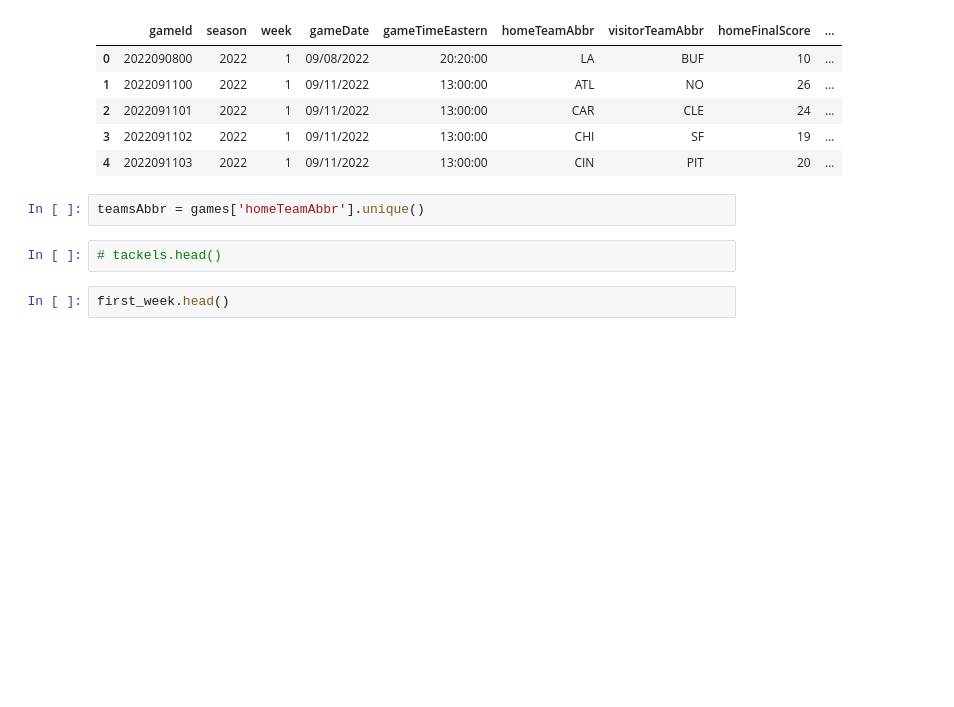
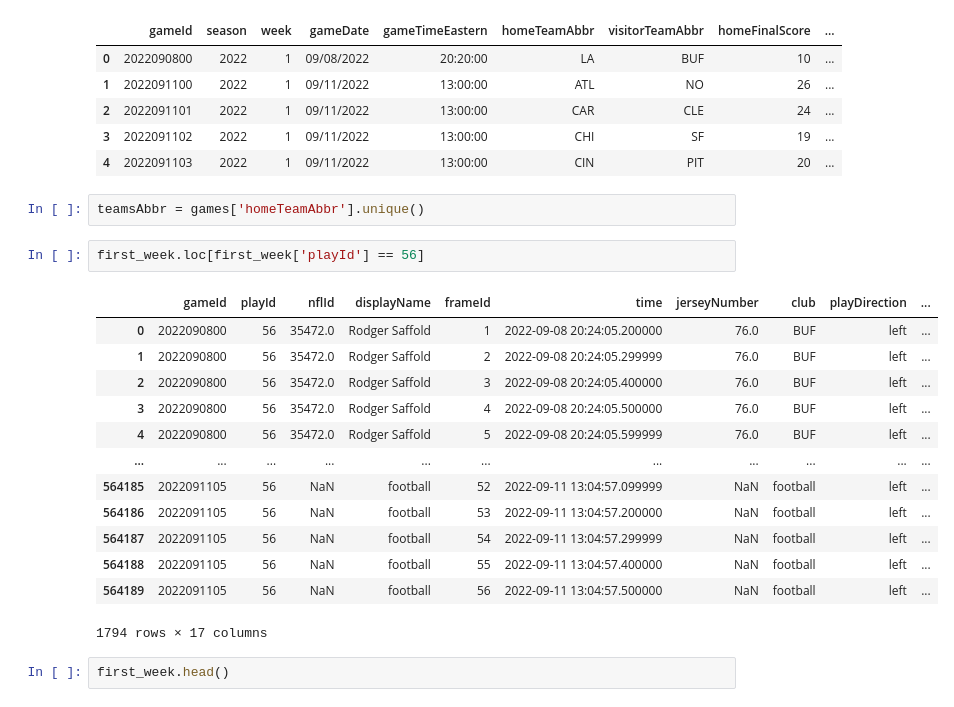
Before and after one commit to BenjaminZeisberg/Cs171-final-project, a Jupyter notebook: data/main.ipynb, the cells around one changed output. Drawn from its saved outputs; the diff is of its cells as text; blank space fills up the shorter version.

```diff
--- a/data/main.ipynb
+++ b/data/main.ipynb
@@ -21,8 +21,22 @@ games.head()
 | 4 | 2022091103 | 2022 | 1 | 09/11/2022 | 13:00:00 | CIN | PIT | 20 | ... |
 # %%
 teamsAbbr = games['homeTeamAbbr'].unique()
-# %%
-# tackels.head()
+# %%
+first_week.loc[first_week['playId'] == 56]
+# %% [output]
+|  | gameId | playId | nflId | displayName | frameId | time | jerseyNumber | club | playDirection | ... |
+| 0 | 2022090800 | 56 | 35472.0 | Rodger Saffold | 1 | 2022-09-08 20:24:05.200000 | 76.0 | BUF | left | ... |
+| 1 | 2022090800 | 56 | 35472.0 | Rodger Saffold | 2 | 2022-09-08 20:24:05.299999 | 76.0 | BUF | left | ... |
+| 2 | 2022090800 | 56 | 35472.0 | Rodger Saffold | 3 | 2022-09-08 20:24:05.400000 | 76.0 | BUF | left | ... |
+| 3 | 2022090800 | 56 | 35472.0 | Rodger Saffold | 4 | 2022-09-08 20:24:05.500000 | 76.0 | BUF | left | ... |
+| 4 | 2022090800 | 56 | 35472.0 | Rodger Saffold | 5 | 2022-09-08 20:24:05.599999 | 76.0 | BUF | left | ... |
+| ... | ... | ... | ... | ... | ... | ... | ... | ... | ... | ... |
+| 564185 | 2022091105 | 56 | NaN | football | 52 | 2022-09-11 13:04:57.099999 | NaN | football | left | ... |
+| 564186 | 2022091105 | 56 | NaN | football | 53 | 2022-09-11 13:04:57.200000 | NaN | football | left | ... |
+| 564187 | 2022091105 | 56 | NaN | football | 54 | 2022-09-11 13:04:57.299999 | NaN | football | left | ... |
+| 564188 | 2022091105 | 56 | NaN | football | 55 | 2022-09-11 13:04:57.400000 | NaN | football | left | ... |
+| 564189 | 2022091105 | 56 | NaN | football | 56 | 2022-09-11 13:04:57.500000 | NaN | football | left | ... |
+1794 rows × 17 columns
 # %%
 first_week.head()
 # %% [output]
```
Also changed, not shown: 3 other files.
